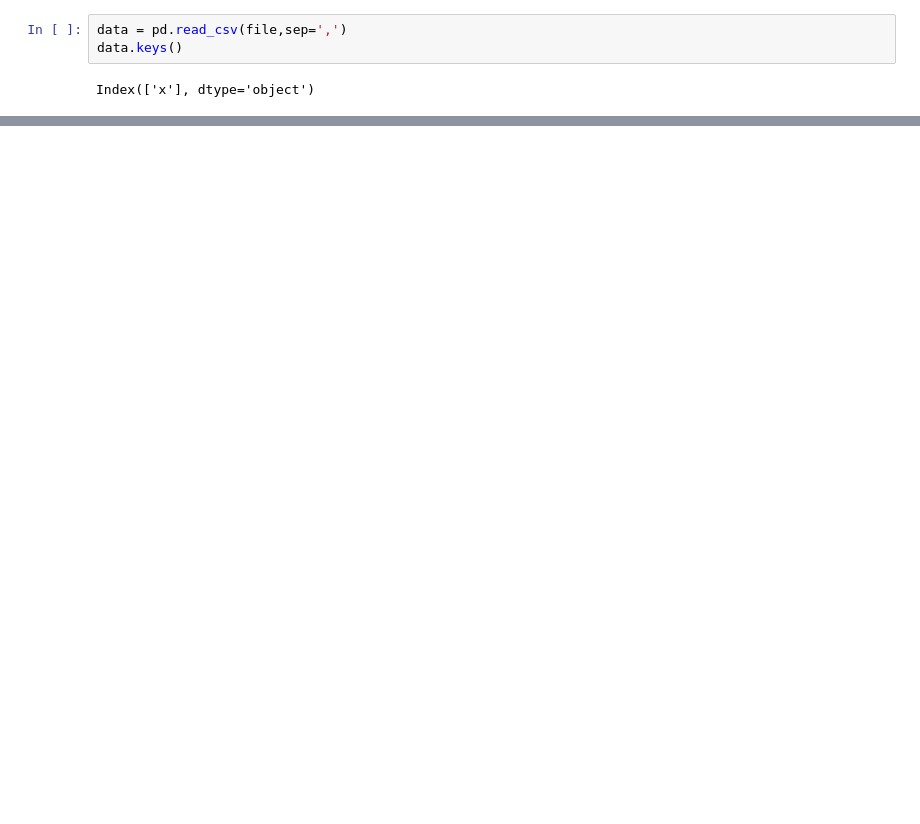
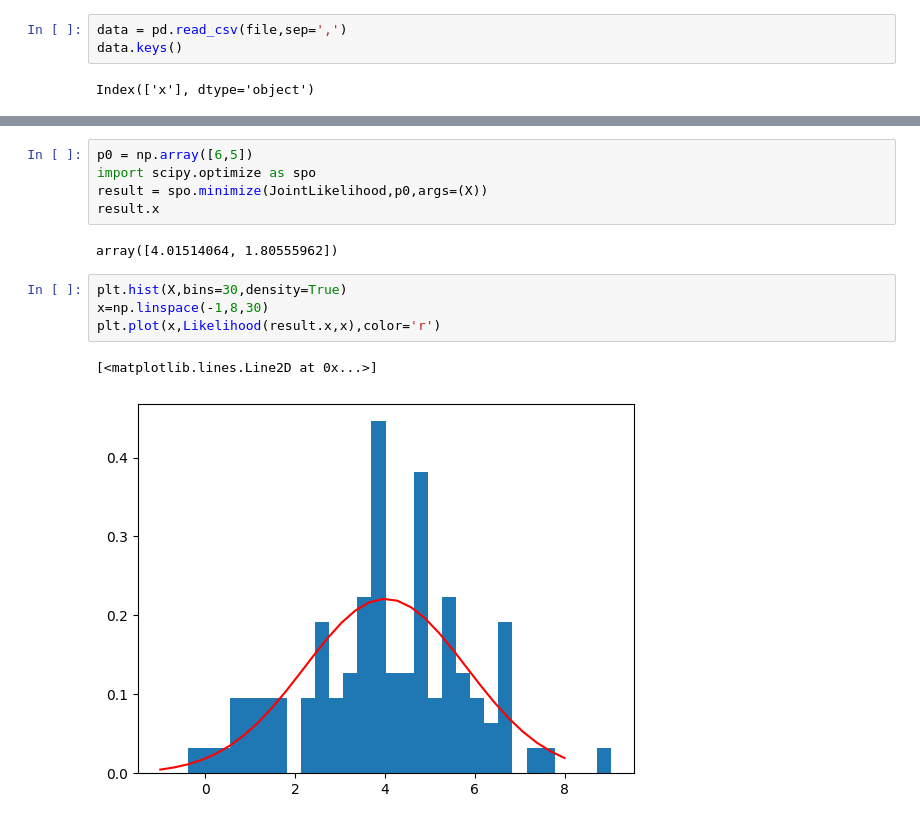
Before and after one commit to Metodoscomputacionales1/Metodos1_PedroAngarita_SimonUribe, a Jupyter notebook: Semana13/AjusteGaussiano.ipynb, the cells around one changed output, grey strips where cells are left out. Cells and saved outputs as stored; diff of their text form; blank space fills up the shorter version.

```diff
--- a/Semana13/AjusteGaussiano.ipynb
+++ b/Semana13/AjusteGaussiano.ipynb
@@ -23,0 +106,14 @@ Index(['x'], dtype='object')
+# %%
+p0 = np.array([6,5])
+import scipy.optimize as spo
+result = spo.minimize(JointLikelihood,p0,args=(X))
+result.x
+# %% [output]
+array([4.01514064, 1.80555962])
+# %%
+plt.hist(X,bins=30,density=True)
+x=np.linspace(-1,8,30)
+plt.plot(x,Likelihood(result.x,x),color='r')
+# %% [output]
+[<matplotlib.lines.Line2D at 0x...>]
+[figure, added]
```
Also changed, not shown: parts of 10 cells of this notebook.
